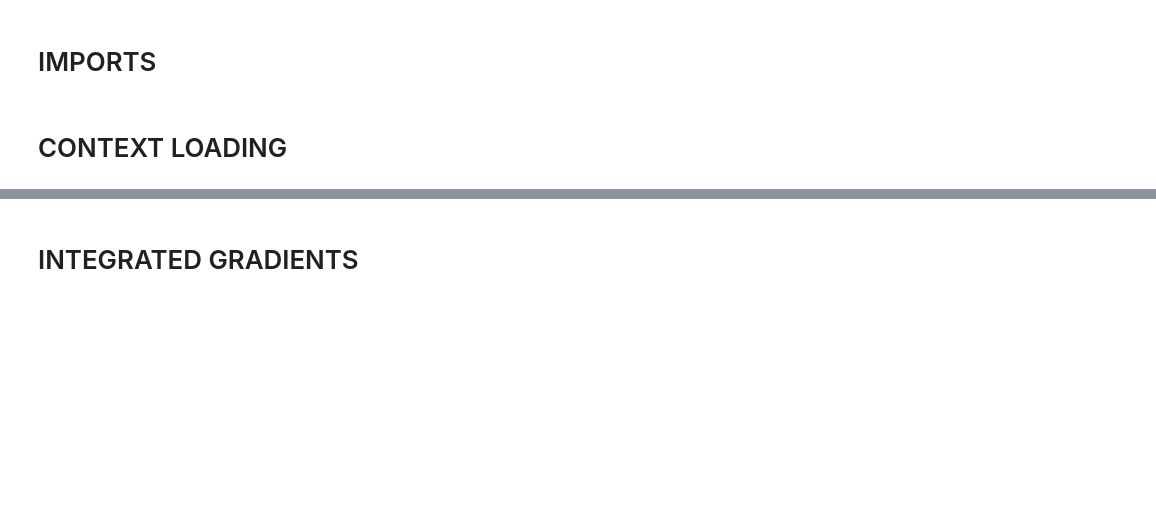
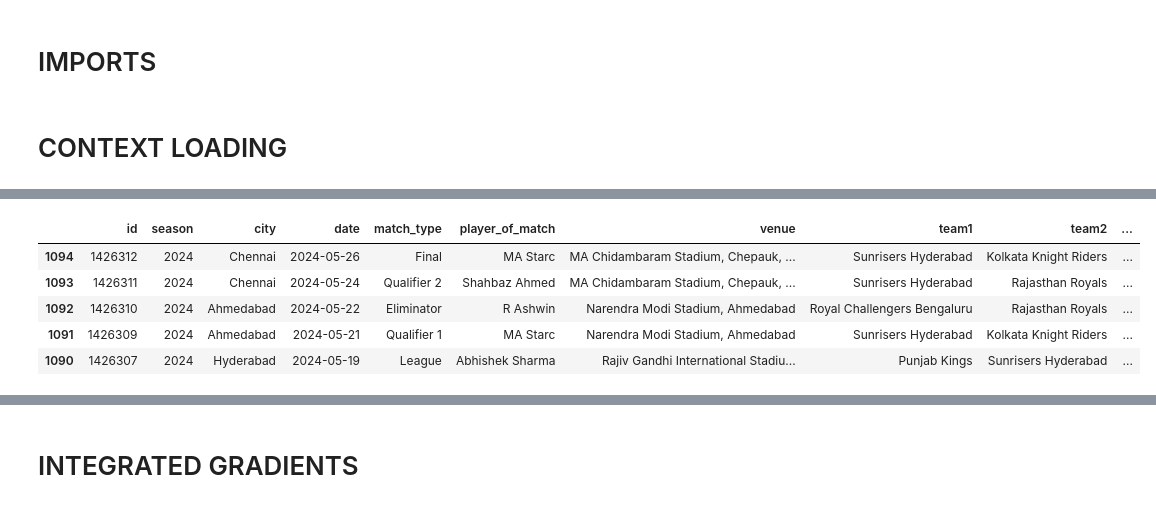
Before and after one commit to peroxidemonke07/fantasy-recommender, a Jupyter notebook: notebooks/main.ipynb, the cells around one changed output, grey strips where cells are left out. Cells and saved outputs as stored; diff of their text form; code cells hidden in the pictures; blank space fills up the shorter version.

```diff
--- a/notebooks/main.ipynb
+++ b/notebooks/main.ipynb
@@ -122,2 +128,4 @@ inference_output = context.catalog.load("inference_output")
 # %%
 matches_df = matches_df.sort_values(by='date', ascending=False)
+matches_df.head(5)
+# %% [output]
@@ -124,2 +133,8 @@ matches_df = matches_df.sort_values(by='date', ascending=False)
+|  | id | season | city | date | match_type | player_of_match | venue | team1 | team2 | ... |
+| 1094 | 1426312 | 2024 | Chennai | 2024-05-26 | Final | MA Starc | MA Chidambaram Stadium, Chepauk, ... | Sunrisers Hyderabad | Kolkata Knight Riders | ... |
+| 1093 | 1426311 | 2024 | Chennai | 2024-05-24 | Qualifier 2 | Shahbaz Ahmed | MA Chidambaram Stadium, Chepauk, ... | Sunrisers Hyderabad | Rajasthan Royals | ... |
+| 1092 | 1426310 | 2024 | Ahmedabad | 2024-05-22 | Eliminator | R Ashwin | Narendra Modi Stadium, Ahmedabad | Royal Challengers Bengaluru | Rajasthan Royals | ... |
+| 1091 | 1426309 | 2024 | Ahmedabad | 2024-05-21 | Qualifier 1 | MA Starc | Narendra Modi Stadium, Ahmedabad | Sunrisers Hyderabad | Kolkata Knight Riders | ... |
+| 1090 | 1426307 | 2024 | Hyderabad | 2024-05-19 | League | Abhishek Sharma | Rajiv Gandhi International Stadiu... | Punjab Kings | Sunrisers Hyderabad | ... |
 # %%
 def get_match_players(match_id):
```
Also changed, not shown: parts of 13 cells of this notebook, 2 other files.
